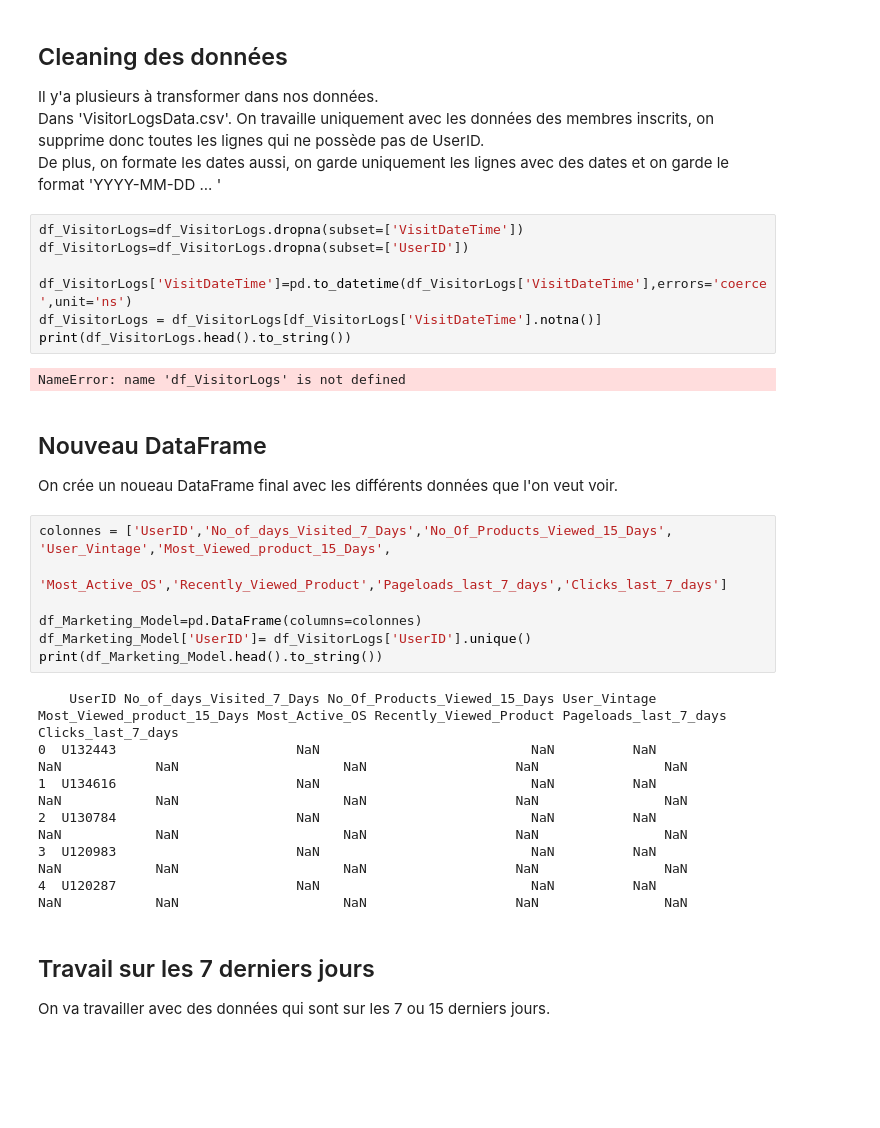
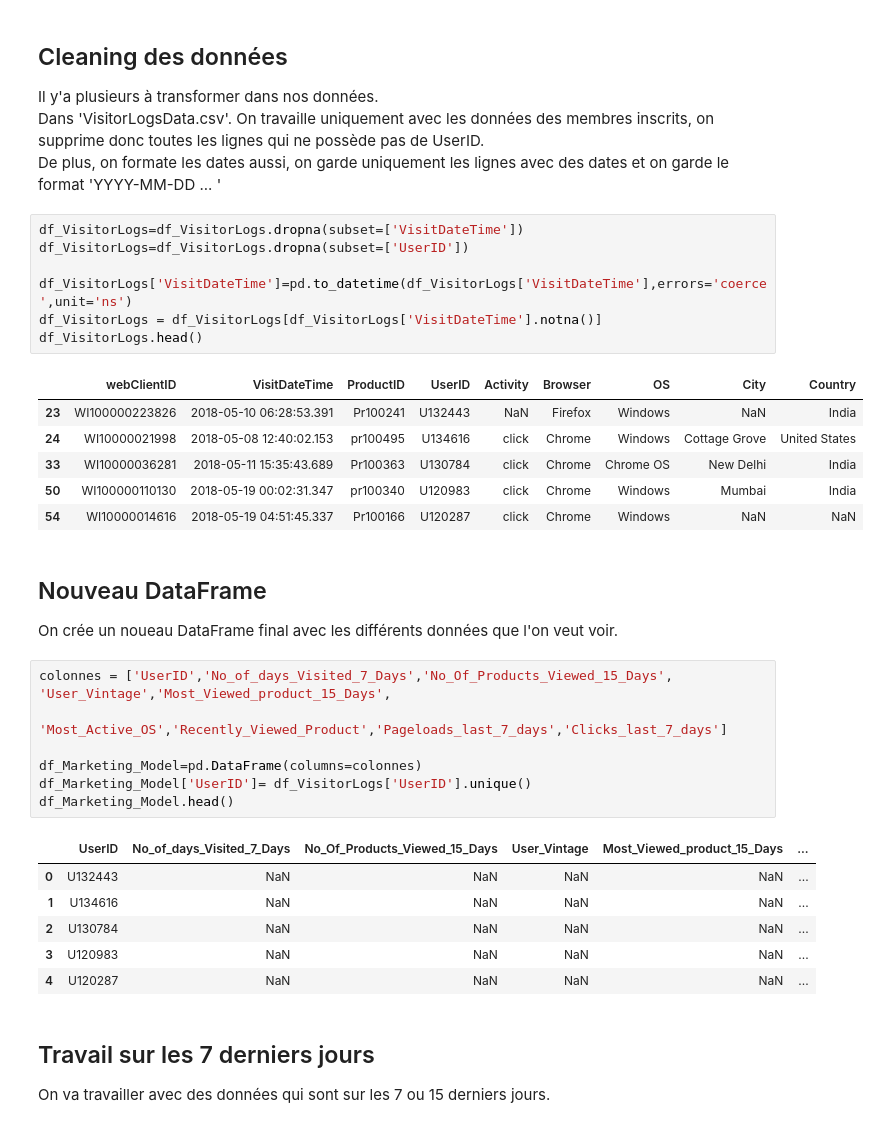
Before and after one commit to thomasRandrianantoandro1/ETLMarketing, a Jupyter notebook: ProjetETL.ipynb, the cells around one changed output. Drawn from its saved outputs; the diff is of its cells as text; blank space fills up the shorter version.

```diff
--- a/ProjetETL.ipynb
+++ b/ProjetETL.ipynb
@@ -31,12 +43,17 @@ De plus, on formate les dates aussi, on garde uniquement les lignes avec des dat
 # %%
 df_VisitorLogs=df_VisitorLogs.dropna(subset=['VisitDateTime'])
 df_VisitorLogs=df_VisitorLogs.dropna(subset=['UserID'])
 
 df_VisitorLogs['VisitDateTime']=pd.to_datetime(df_VisitorLogs['VisitDateTime'],errors='coerce',unit='ns')
 df_VisitorLogs = df_VisitorLogs[df_VisitorLogs['VisitDateTime'].notna()]
-print(df_VisitorLogs.head().to_string())
+df_VisitorLogs.head()
 # %% [output]
-NameError: name 'df_VisitorLogs' is not defined
+|  | webClientID | VisitDateTime | ProductID | UserID | Activity | Browser | OS | City | Country |
+| 23 | WI100000223826 | 2018-05-10 06:28:53.391 | Pr100241 | U132443 | NaN | Firefox | Windows | NaN | India |
+| 24 | WI10000021998 | 2018-05-08 12:40:02.153 | pr100495 | U134616 | click | Chrome | Windows | Cottage Grove | United States |
+| 33 | WI10000036281 | 2018-05-11 15:35:43.689 | Pr100363 | U130784 | click | Chrome | Chrome OS | New Delhi | India |
+| 50 | WI100000110130 | 2018-05-19 00:02:31.347 | pr100340 | U120983 | click | Chrome | Windows | Mumbai | India |
+| 54 | WI10000014616 | 2018-05-19 04:51:45.337 | Pr100166 | U120287 | click | Chrome | Windows | NaN | NaN |
 # %% [markdown]
 ## Nouveau DataFrame
 On crée un noueau DataFrame final avec les différents données que l'on veut voir.
@@ -46,14 +63,14 @@ colonnes = ['UserID','No_of_days_Visited_7_Days','No_Of_Products_Viewed_15_Days'
 
 df_Marketing_Model=pd.DataFrame(columns=colonnes)
 df_Marketing_Model['UserID']= df_VisitorLogs['UserID'].unique()
-print(df_Marketing_Model.head().to_string())
+df_Marketing_Model.head()
 # %% [output]
-    UserID No_of_days_Visited_7_Days No_Of_Products_Viewed_15_Days User_Vintage Most_Viewed_product_15_Days Most_Active_OS Recently_Viewed_Product Pageloads_last_7_days Clicks_last_7_days
-0  U132443                       NaN                           NaN          NaN                         NaN            NaN                     NaN                   NaN                NaN
-1  U134616                       NaN                           NaN          NaN                         NaN            NaN                     NaN                   NaN                NaN
-2  U130784                       NaN                           NaN          NaN                         NaN            NaN                     NaN                   NaN                NaN
-3  U120983                       NaN                           NaN          NaN                         NaN            NaN                     NaN                   NaN                NaN
-4  U120287                       NaN                           NaN          NaN                         NaN            NaN                     NaN                   NaN                NaN
+|  | UserID | No_of_days_Visited_7_Days | No_Of_Products_Viewed_15_Days | User_Vintage | Most_Viewed_product_15_Days | ... |
+| 0 | U132443 | NaN | NaN | NaN | NaN | ... |
+| 1 | U134616 | NaN | NaN | NaN | NaN | ... |
+| 2 | U130784 | NaN | NaN | NaN | NaN | ... |
+| 3 | U120983 | NaN | NaN | NaN | NaN | ... |
+| 4 | U120287 | NaN | NaN | NaN | NaN | ... |
 # %% [markdown]
 ## Travail sur les 7 derniers jours
 On va travailler avec des données qui sont sur les 7  ou 15 derniers jours.
```
Also changed, not shown: parts of 14 cells of this notebook.
